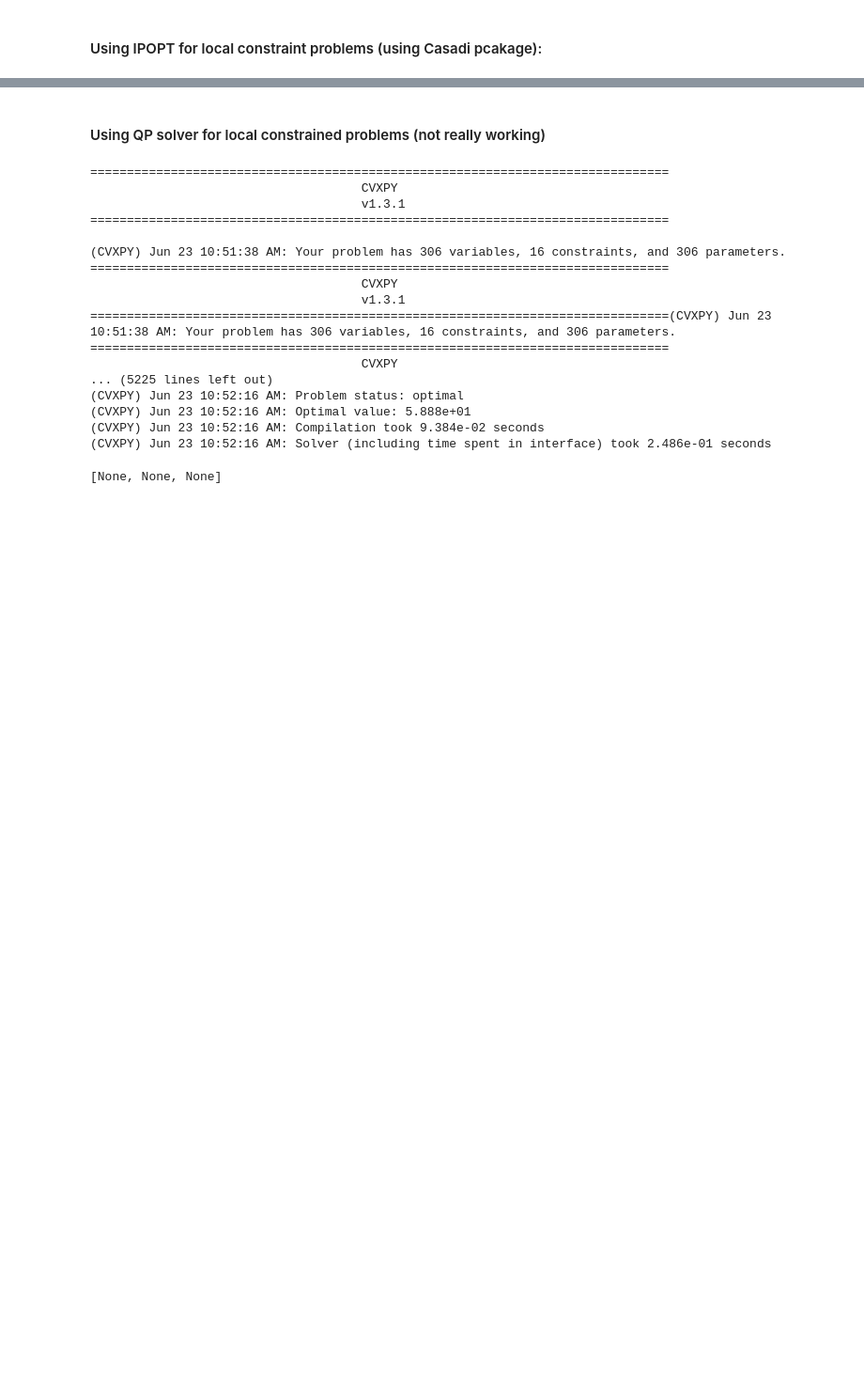
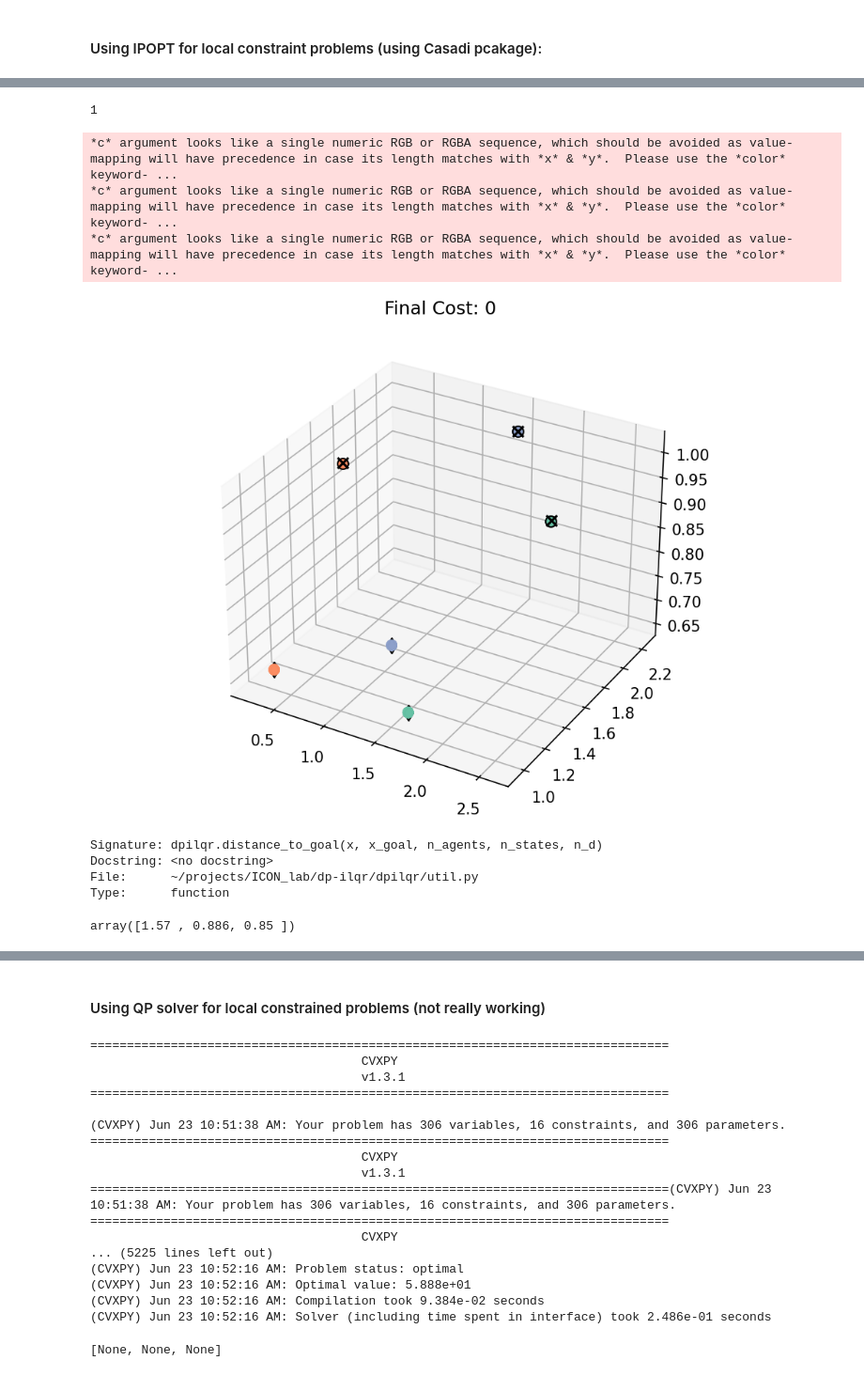
Before and after one commit to labicon/Potential-ADMM_code, a Jupyter notebook: distributed_ADMM/consensus_ADMM_MPC.ipynb, the cells around one changed output, grey strips where cells are left out. Shown at 94% size. Saved outputs shown, nothing was run; the diff lists cells and outputs as text; code cells hidden in the pictures; blank space fills up the shorter version.

```diff
--- a/distributed_ADMM/consensus_ADMM_MPC.ipynb
+++ b/distributed_ADMM/consensus_ADMM_MPC.ipynb
@@ -296,0 +268,27 @@ EOFError:
+# %%
+len(solution_list)
+# %% [output]
+1
+# %%
+x_trj_converged = solution_list[-1][:(T+1)*nx].reshape((T+1,nx))
+# %%
+%matplotlib ipympl
+plt.figure(dpi=150)
+dpilqr.plot_solve(x_trj_converged, 0, xr, [6,6,6], True, 3)
+# plt.gca().set_zticks([0.8,1.2], minor=False)
+# %% [output]
+*c* argument looks like a single numeric RGB or RGBA sequence, which should be avoided as value-mapping will have precedence in case its length matches with *x* & *y*.  Please use the *color* keyword- ...
+*c* argument looks like a single numeric RGB or RGBA sequence, which should be avoided as value-mapping will have precedence in case its length matches with *x* & *y*.  Please use the *color* keyword- ...
+*c* argument looks like a single numeric RGB or RGBA sequence, which should be avoided as value-mapping will have precedence in case its length matches with *x* & *y*.  Please use the *color* keyword- ...
+[figure, added]
+# %%
+dpilqr.distance_to_goal?
+# %% [output]
+Signature: dpilqr.distance_to_goal(x, x_goal, n_agents, n_states, n_d)
+Docstring: <no docstring>
+File:      ~/projects/ICON_lab/dp-ilqr/dpilqr/util.py
+Type:      function
+# %%
+dpilqr.distance_to_goal(x_trj_converged[-1], xr.flatten(), 3, 6, 3)
+# %% [output]
+array([1.57 , 0.886, 0.85 ])
```
Also changed, not shown: parts of 2 cells of this notebook.
